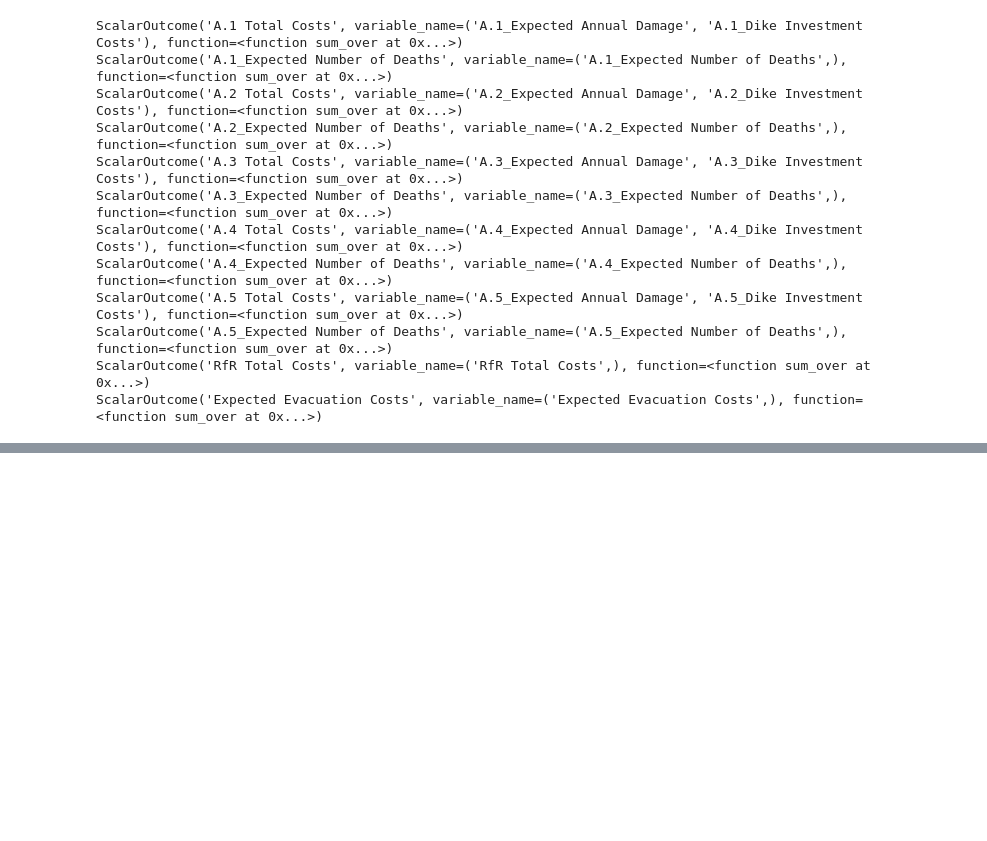
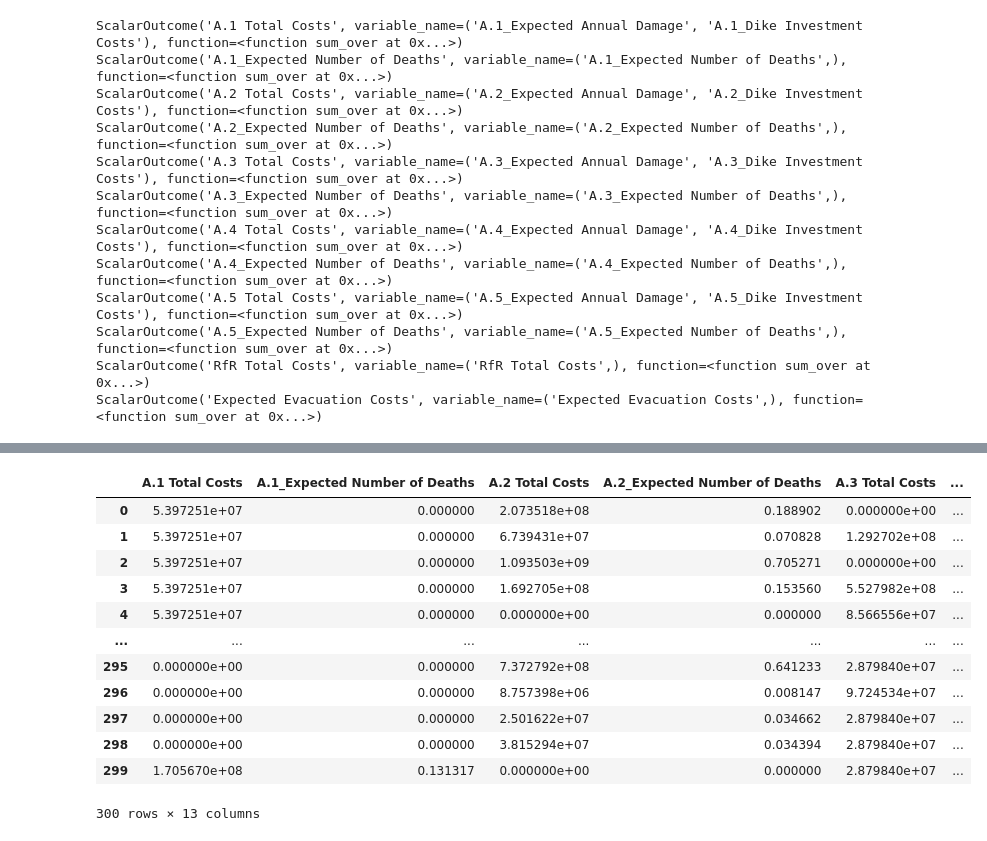
Before and after one commit to BRtudelft/Group1_EPA1361_Model-based_Decision-making, a Jupyter notebook: Problem Formulations.ipynb, the cells around one changed output, grey strips where cells are left out. Saved outputs shown, nothing was run; the diff lists cells and outputs as text; code cells hidden in the pictures; blank space fills up the shorter version.

```diff
--- a/Problem Formulations.ipynb
+++ b/Problem Formulations.ipynb
@@ -209,0 +230,16 @@ pd.DataFrame(outcomes)
+# %%
+data
+# %% [output]
+|  | A.1 Total Costs | A.1_Expected Number of Deaths | A.2 Total Costs | A.2_Expected Number of Deaths | A.3 Total Costs | ... |
+| 0 | 5.397251e+07 | 0.000000 | 2.073518e+08 | 0.188902 | 0.000000e+00 | ... |
+| 1 | 5.397251e+07 | 0.000000 | 6.739431e+07 | 0.070828 | 1.292702e+08 | ... |
+| 2 | 5.397251e+07 | 0.000000 | 1.093503e+09 | 0.705271 | 0.000000e+00 | ... |
+| 3 | 5.397251e+07 | 0.000000 | 1.692705e+08 | 0.153560 | 5.527982e+08 | ... |
+| 4 | 5.397251e+07 | 0.000000 | 0.000000e+00 | 0.000000 | 8.566556e+07 | ... |
+| ... | ... | ... | ... | ... | ... | ... |
+| 295 | 0.000000e+00 | 0.000000 | 7.372792e+08 | 0.641233 | 2.879840e+07 | ... |
+| 296 | 0.000000e+00 | 0.000000 | 8.757398e+06 | 0.008147 | 9.724534e+07 | ... |
+| 297 | 0.000000e+00 | 0.000000 | 2.501622e+07 | 0.034662 | 2.879840e+07 | ... |
+| 298 | 0.000000e+00 | 0.000000 | 3.815294e+07 | 0.034394 | 2.879840e+07 | ... |
+| 299 | 1.705670e+08 | 0.131317 | 0.000000e+00 | 0.000000 | 2.879840e+07 | ... |
+300 rows × 13 columns
```
Also changed, not shown: parts of 8 cells of this notebook, 1 other file.
